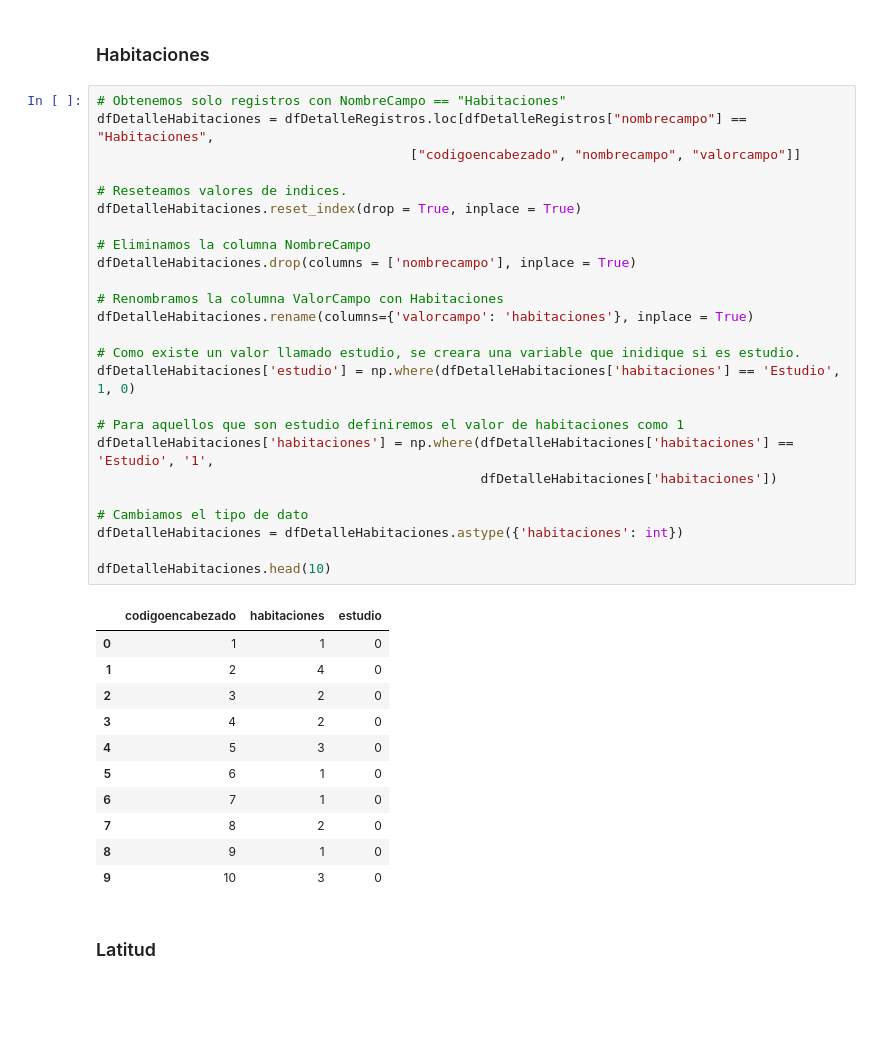
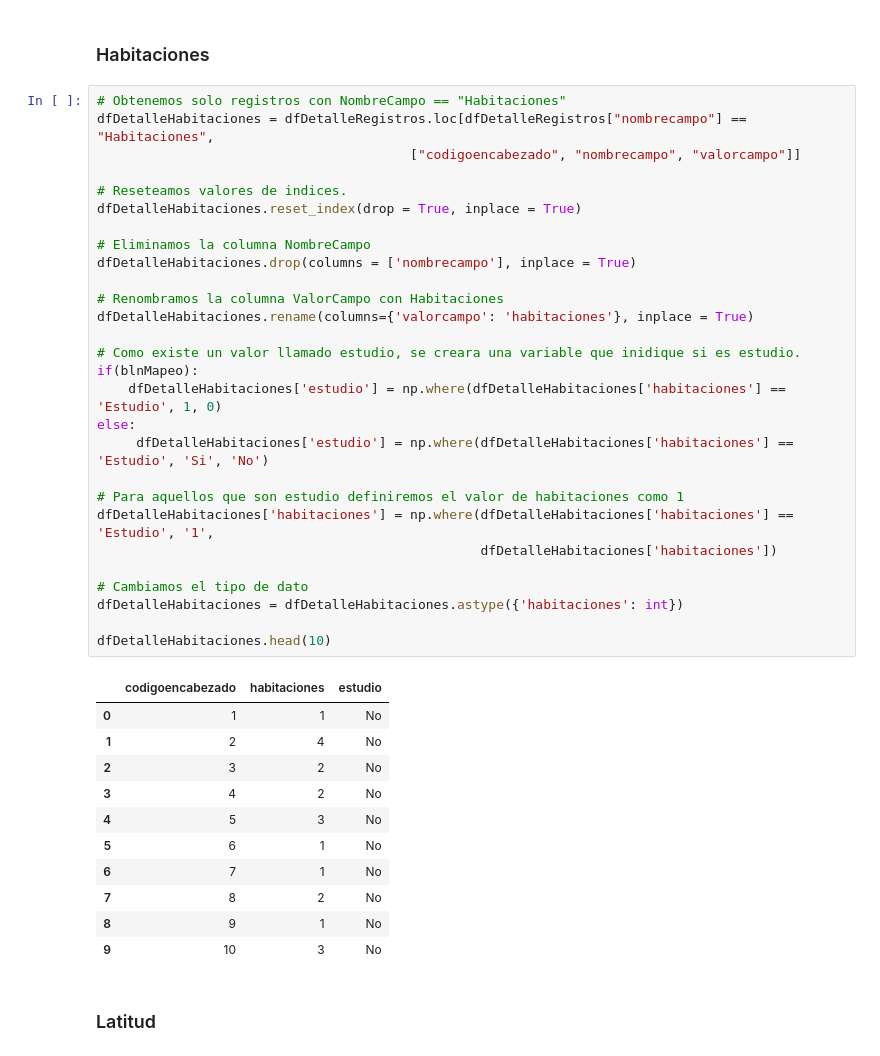
Before and after one commit to yadderace/ScrappingProject, a Jupyter notebook: Notebooks/Data Cleaning.ipynb, the cells around one changed output. Cells and saved outputs as stored; diff of their text form; blank space fills up the shorter version.

Commit message:
Se modifico la forma en como se guarda el campo estudio.

```diff
--- a/Notebooks/Data Cleaning.ipynb
+++ b/Notebooks/Data Cleaning.ipynb
@@ -240,40 +240,43 @@ dfDetalleBanos.head(10)
 # %%
 # Obtenemos solo registros con NombreCampo == "Habitaciones"
 dfDetalleHabitaciones = dfDetalleRegistros.loc[dfDetalleRegistros["nombrecampo"] == "Habitaciones",
                                         ["codigoencabezado", "nombrecampo", "valorcampo"]]
 
 # Reseteamos valores de indices.
 dfDetalleHabitaciones.reset_index(drop = True, inplace = True)
 
 # Eliminamos la columna NombreCampo
 dfDetalleHabitaciones.drop(columns = ['nombrecampo'], inplace = True)
 
 # Renombramos la columna ValorCampo con Habitaciones
 dfDetalleHabitaciones.rename(columns={'valorcampo': 'habitaciones'}, inplace = True)
 
 # Como existe un valor llamado estudio, se creara una variable que inidique si es estudio.
-dfDetalleHabitaciones['estudio'] = np.where(dfDetalleHabitaciones['habitaciones'] == 'Estudio', 1, 0)
+if(blnMapeo):
+    dfDetalleHabitaciones['estudio'] = np.where(dfDetalleHabitaciones['habitaciones'] == 'Estudio', 1, 0)
+else:
+     dfDetalleHabitaciones['estudio'] = np.where(dfDetalleHabitaciones['habitaciones'] == 'Estudio', 'Si', 'No')
 
 # Para aquellos que son estudio definiremos el valor de habitaciones como 1
 dfDetalleHabitaciones['habitaciones'] = np.where(dfDetalleHabitaciones['habitaciones'] == 'Estudio', '1',
                                                  dfDetalleHabitaciones['habitaciones'])
 
 # Cambiamos el tipo de dato
 dfDetalleHabitaciones = dfDetalleHabitaciones.astype({'habitaciones': int})
 
 dfDetalleHabitaciones.head(10)
 # %% [output]
 |  | codigoencabezado | habitaciones | estudio |
-| 0 | 1 | 1 | 0 |
-| 1 | 2 | 4 | 0 |
-| 2 | 3 | 2 | 0 |
-| 3 | 4 | 2 | 0 |
-| 4 | 5 | 3 | 0 |
-| 5 | 6 | 1 | 0 |
-| 6 | 7 | 1 | 0 |
-| 7 | 8 | 2 | 0 |
-| 8 | 9 | 1 | 0 |
-| 9 | 10 | 3 | 0 |
+| 0 | 1 | 1 | No |
+| 1 | 2 | 4 | No |
+| 2 | 3 | 2 | No |
+| 3 | 4 | 2 | No |
+| 4 | 5 | 3 | No |
+| 5 | 6 | 1 | No |
+| 6 | 7 | 1 | No |
+| 7 | 8 | 2 | No |
+| 8 | 9 | 1 | No |
+| 9 | 10 | 3 | No |
 # %% [markdown]
 ### Latitud
 # %%
```
Also changed, not shown: parts of 1 cell of this notebook.
